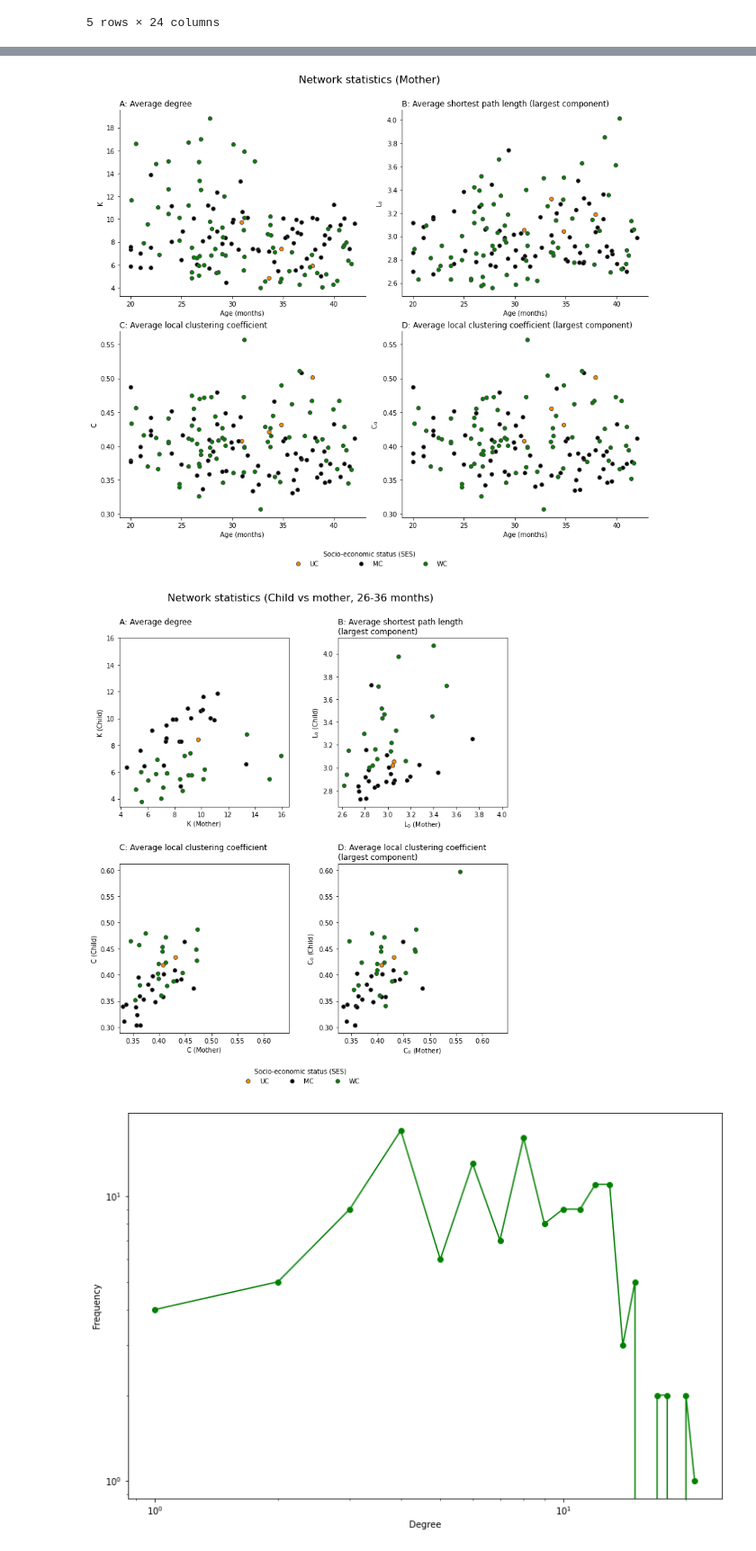
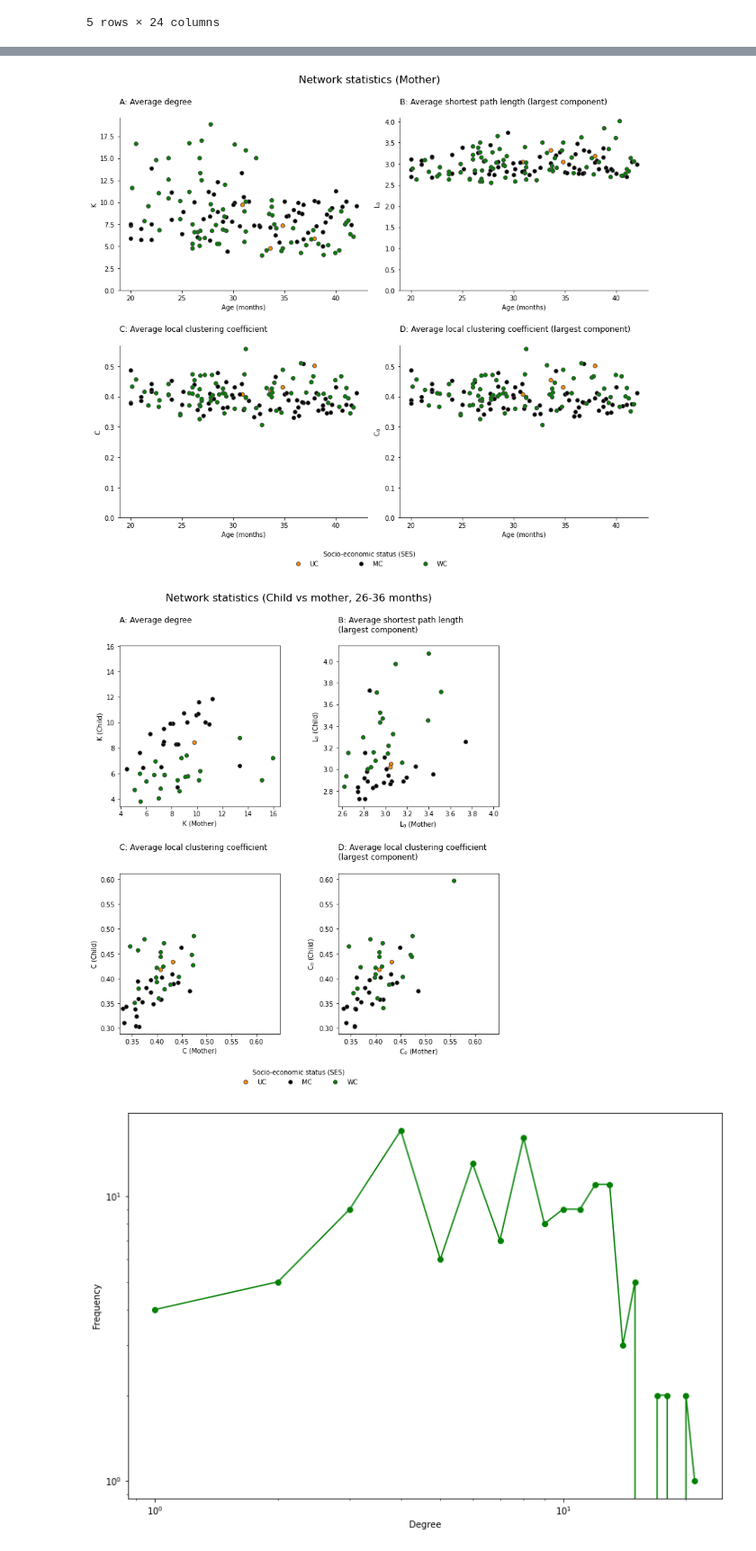
Before and after one commit to Data-Science-for-Linguists-2022/Child-Vocab-Development, a Jupyter notebook: code/vocabulary_analysis.ipynb, the cells around one changed output, grey strips where cells are left out. Shown at 90% size. Drawn from its saved outputs; the diff is of its cells as text; code cells hidden in the pictures.

```diff
--- a/code/vocabulary_analysis.ipynb
+++ b/code/vocabulary_analysis.ipynb
@@ -112,7 +114,7 @@ In this section, I will develop a pipeline for constructing lexical semantic net
 I will use a CHAT file from the Brown Corpus to develop the pipeline, but instead of "Adam" I am going to use a file from "Eve" for a change. To streamline the process, I created a simple function, `get_vocab`, which allows me to get a `set` of unique words from a CHAT file with the option to specify word classes. This function can be accessed from `etc.pittchat` like other custom functions in this project.
 # %%
 # Read 'Eve' in Brown corpus into a reader object
-path = '../data_samples/childes/Brown.zip'
+path = '../data/data_samples/Brown.zip'
 eve = pylangacq.Reader.from_zip(path, 'Eve')
 # %%
 # Get word list from the 3rd CHAT file in 'eve'
@@ -487,10 +489,10 @@ results.sample(5)
 # %%
 ses_list = ['UC', 'MC', 'WC']
 stat_list = ['K', 'L0', 'C', 'C0']
-label_dict = {'K': 'A: Average degree',
-              'L0':'B: Average shortest path length (largest component)',
-              'C': 'C: Average local clustering coefficient',
-              'C0':'D: Average local clustering coefficient (largest component)'}
+label_dict = {'K': '\nA: Average degree\n',
+              'L0':'\nB: Average shortest path length (largest component)\n',
+              'C': '\nC: Average local clustering coefficient\n',
+              'C0':'\nD: Average local clustering coefficient (largest component)\n'}
 cmap = {'UC':'darkorange', 'MC':'k', 'WC':'g'}  # color map
 n_thres = 50  # threshold: exclude samples with number of nodes < n_thres
 
@@ -512,6 +514,7 @@ for s in ses_list:
 for k,v in label_dict.items():
     ax[k].set_xlabel('Age (months)')
     ax[k].set_ylabel('{}{}'.format(k[0], '$_{0}$' if k[-1]=='0' else ''))
+    ax[k].set_ylim(bottom=0)  # start at 0
     ax[k].set_title(v, loc='left')
     ax[k].spines[['top','right']].set_visible(False)  # remove top/right spines
     ax[k].sharex(ax['K'])  # all subplots use the same x-axis as subplot 'K'
@@ -521,6 +524,6 @@ fig.legend(ses_list, title='Socio-economic status (SES)', mode='expand', ncol=3,
            loc='lower left', bbox_to_anchor=(0.35,-0.07,0.3,0), edgecolor='none')
 
 # Set figure title
-fig.suptitle('Network statistics (Child)\n',fontsize=16)
+fig.suptitle('Network statistics (Child)',fontsize=16)
 plt.show()
 # %% [output]
@@ -542,51 +545,52 @@ results_cds = pd.concat([results_cds,net_stats], axis=1)
 # %%
 ses_list = ['UC', 'MC', 'WC']
 stat_list = ['K', 'L0', 'C', 'C0']
-label_dict = {'K': 'A: Average degree',
-              'L0':'B: Average shortest path length (largest component)',
-              'C': 'C: Average local clustering coefficient',
-              'C0':'D: Average local clustering coefficient (largest component)'}
+label_dict = {'K': '\nA: Average degree\n',
+              'L0':'\nB: Average shortest path length (largest component)\n',
+              'C': '\nC: Average local clustering coefficient\n',
+              'C0':'\nD: Average local clustering coefficient (largest component)\n'}
 cmap = {'UC':'darkorange', 'MC':'k', 'WC':'g'}  # color map
 n_thres = 50  # threshold: exclude samples with number of nodes < n_thres
 
 # Create a figure with 4 axes (i.e. 4 subplots)
 fig, ax = plt.subplot_mosaic([['K', 'L0'],
                               ['C','C0']],
                               figsize=(12,10), facecolor='w',
                               constrained_layout=True)
 
 # Plot 4 subplots for each SES group
 for s in ses_list:
     filters = results_cds[(results_cds.ses==s) &
                           (results_cds.n_nodes>=n_thres)].index
     for v in stat_list:
         ax[v].scatter(results_cds.age_m[filters], results_cds[v][filters],
                       facecolors=cmap[s], edgecolors='.3')
 
 # Set axis labels and subplot titles
 for k,v in label_dict.items():
     ax[k].set_xlabel('Age (months)')
     ax[k].set_ylabel('{}{}'.format(k[0], '$_{0}$' if k[-1]=='0' else ''))
+    ax[k].set_ylim(bottom=0)  # start at 0
     ax[k].set_title(v, loc='left')
     ax[k].spines[['top','right']].set_visible(False)  # remove top/right spines
     ax[k].sharex(ax['K'])  # all subplots use the same x-axis as subplot 'K'
 ax['C'].sharey(ax['C0'])   # Subplot 'C' and 'C0' use the same y-axis
 # Set legend
 fig.legend(ses_list, title='Socio-economic status (SES)', mode='expand', ncol=3,
            loc='lower left', bbox_to_anchor=(0.35,-0.07,0.3,0), edgecolor='none')
 
 # Set figure title
-fig.suptitle('Network statistics (Mother)\n',fontsize=16)
+fig.suptitle('Network statistics (Mother)',fontsize=16)
 plt.show()
 # %% [output]
-[figure, old version]
+[figure, new version]
 # %%
 ses_list = ['UC', 'MC', 'WC']
 stat_list = ['K', 'L0', 'C', 'C0']
-label_dict = {'K': 'A: Average degree\n',
-              'L0':'B: Average shortest path length\n(largest component)',
-              'C': '\nC: Average local clustering coefficient\n',
-              'C0':'D: Average local clustering coefficient\n(largest component)'}
+label_dict = {'K': '\nA: Average degree\n\n',
+              'L0':'\nB: Average shortest path length\n(largest component)\n',
+              'C': '\nC: Average local clustering coefficient\n\n',
+              'C0':'\nD: Average local clustering coefficient\n(largest component)\n'}
 cmap = {'UC':'darkorange', 'MC':'k', 'WC':'g'}  # color map
 n_thres = 50  # threshold: exclude samples with number of nodes < n_thres
 
@@ -625,10 +629,10 @@ fig.legend(ses_list, title='Socio-economic status (SES)', mode='expand', ncol=3,
            loc='lower left', bbox_to_anchor=(0.35,-0.07,0.3,0), edgecolor='none')
 
 # Set figure title
-fig.suptitle('Network statistics (Child vs mother, 26-36 months)\n',fontsize=16)
+fig.suptitle('Network statistics (Child vs mother, 26-36 months)',fontsize=16)
 plt.show()
 # %% [output]
-[figure, old version]
+[figure, new version]
 # %%
 m = 1
 degree_freq = nx.degree_histogram(net)
```
Also changed, not shown: parts of 7 cells of this notebook, 3 other files.
